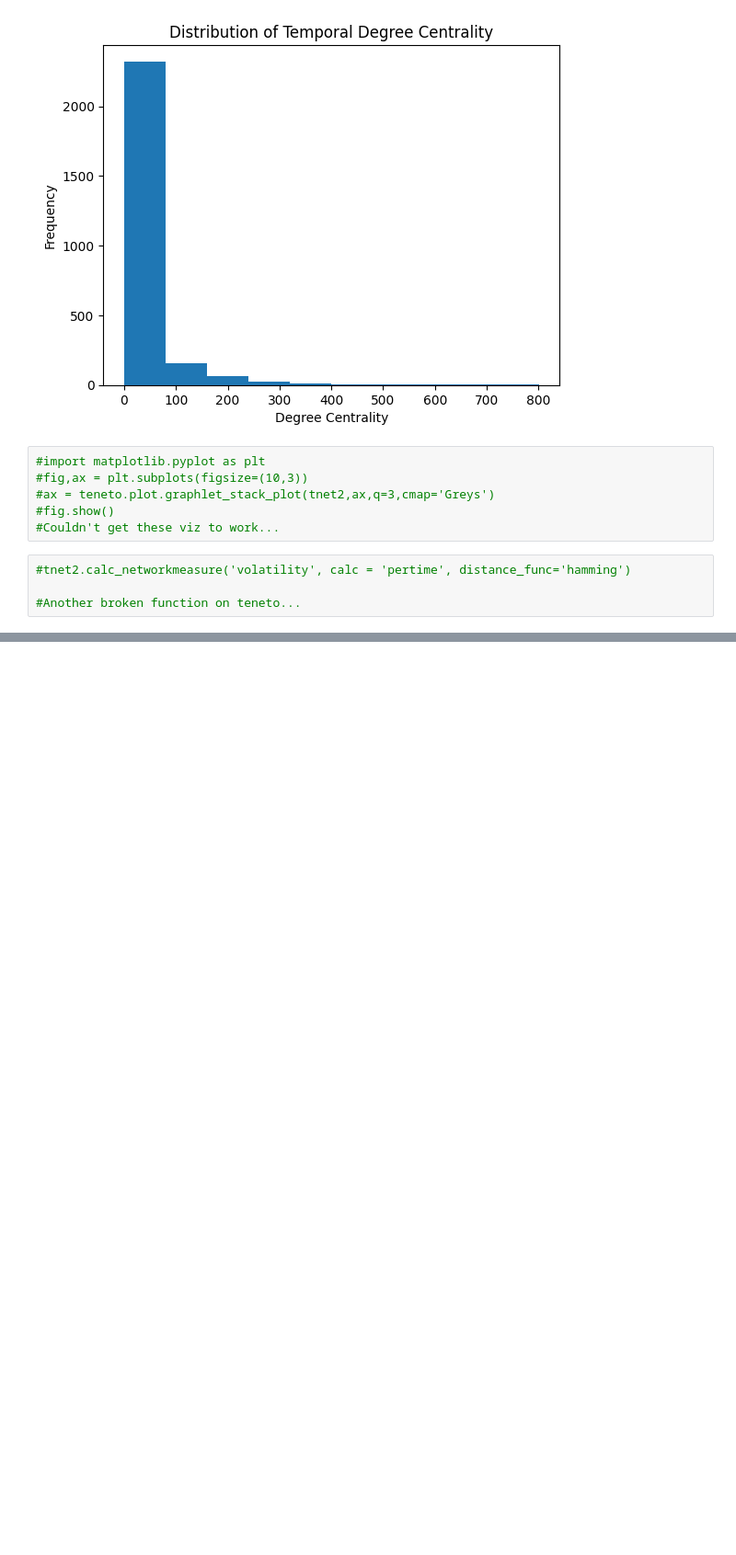
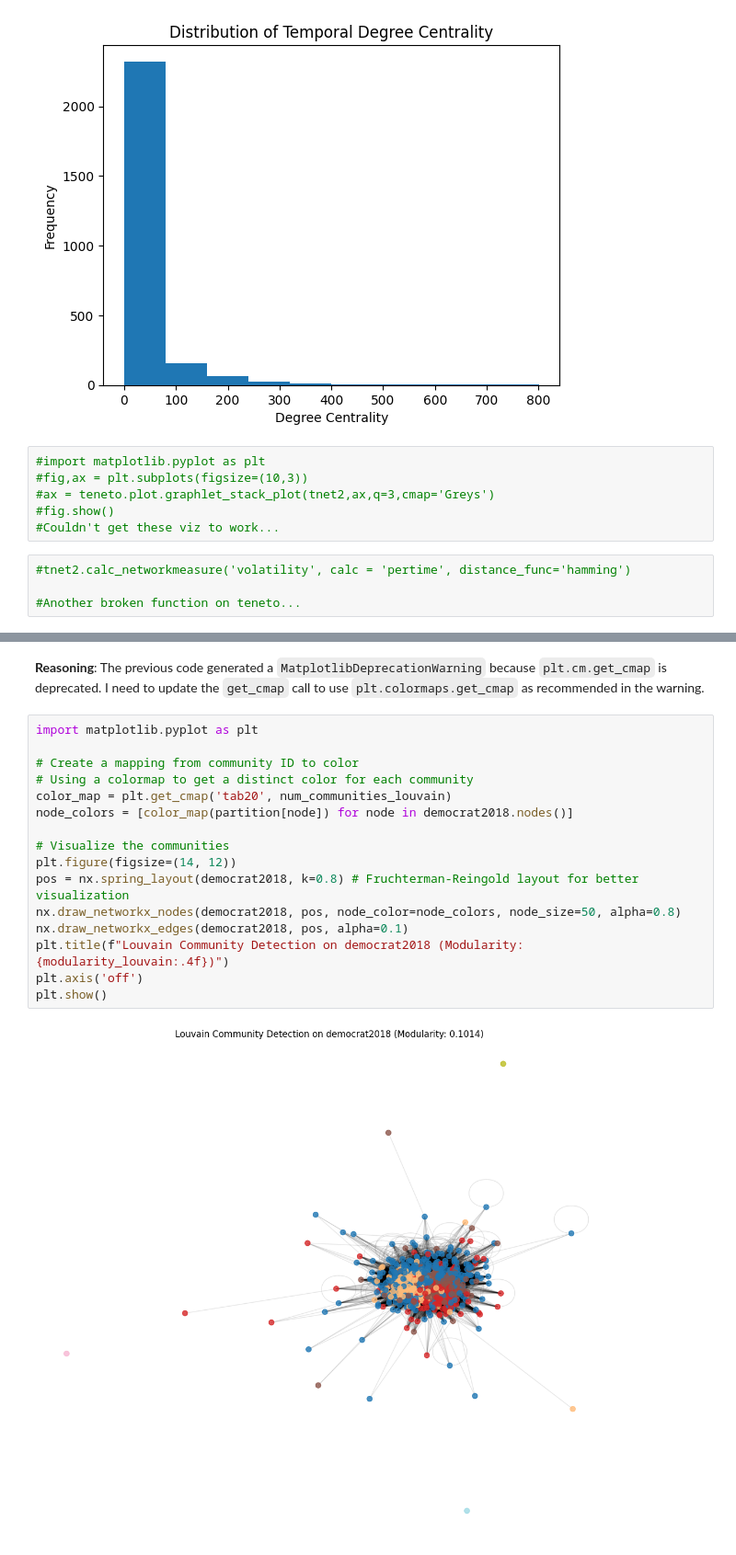
Before and after one commit to nurfnick/NetworkScience, a Jupyter notebook: Project/project.ipynb, the cells around one changed output, grey strips where cells are left out. Shown at 92% size. Drawn from its saved outputs; the diff is of its cells as text; blank space fills up the shorter version.

```diff
--- a/Project/project.ipynb
+++ b/Project/project.ipynb
@@ -742,0 +817,21 @@ Text(0.5, 1.0, 'Distribution of Temporal Degree Centrality')
+# %% [markdown]
+**Reasoning**:
+The previous code generated a `MatplotlibDeprecationWarning` because `plt.cm.get_cmap` is deprecated. I need to update the `get_cmap` call to use `plt.colormaps.get_cmap` as recommended in the warning.
+# %%
+import matplotlib.pyplot as plt
+
+# Create a mapping from community ID to color
+# Using a colormap to get a distinct color for each community
+color_map = plt.get_cmap('tab20', num_communities_louvain)
+node_colors = [color_map(partition[node]) for node in democrat2018.nodes()]
+
+# Visualize the communities
+plt.figure(figsize=(14, 12))
+pos = nx.spring_layout(democrat2018, k=0.8) # Fruchterman-Reingold layout for better visualization
+nx.draw_networkx_nodes(democrat2018, pos, node_color=node_colors, node_size=50, alpha=0.8)
+nx.draw_networkx_edges(democrat2018, pos, alpha=0.1)
+plt.title(f"Louvain Community Detection on democrat2018 (Modularity: {modularity_louvain:.4f})")
+plt.axis('off')
+plt.show()
+# %% [output]
+[figure, added]
```
Also changed, not shown: parts of 14 cells of this notebook.
